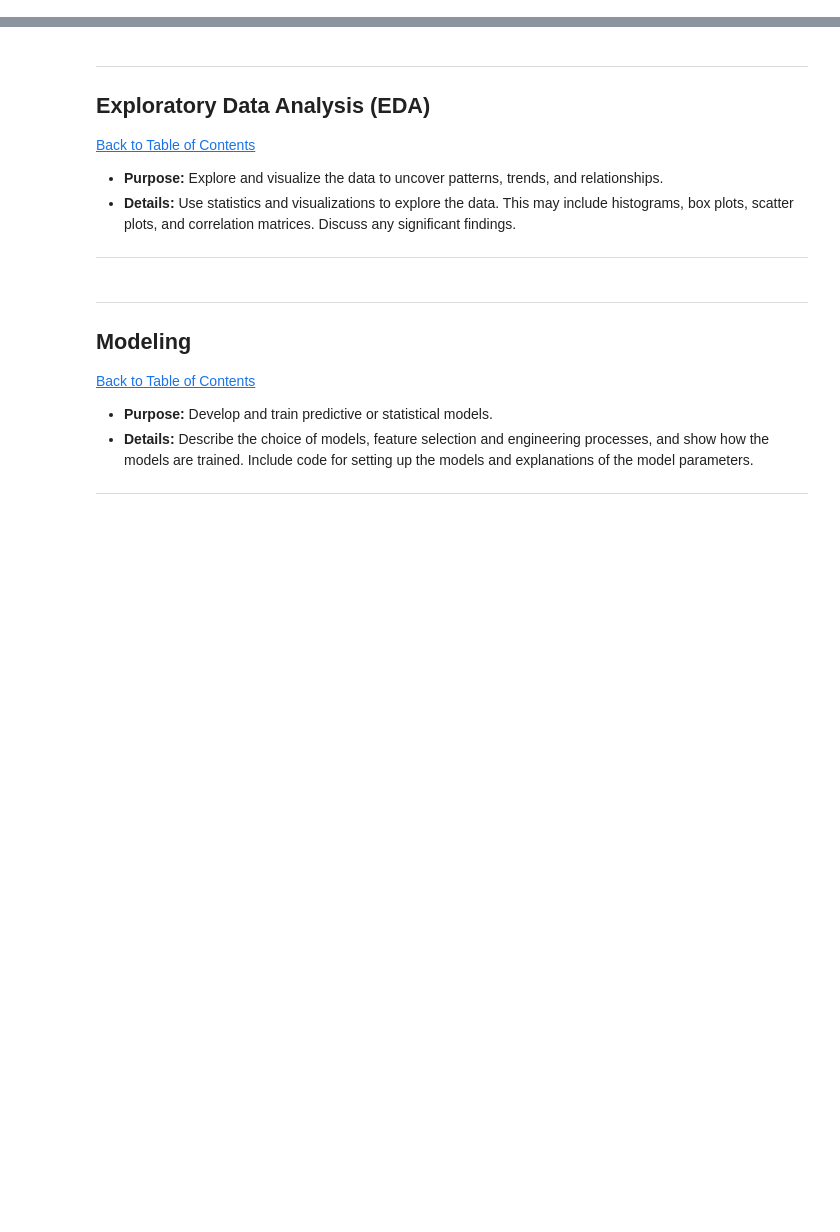
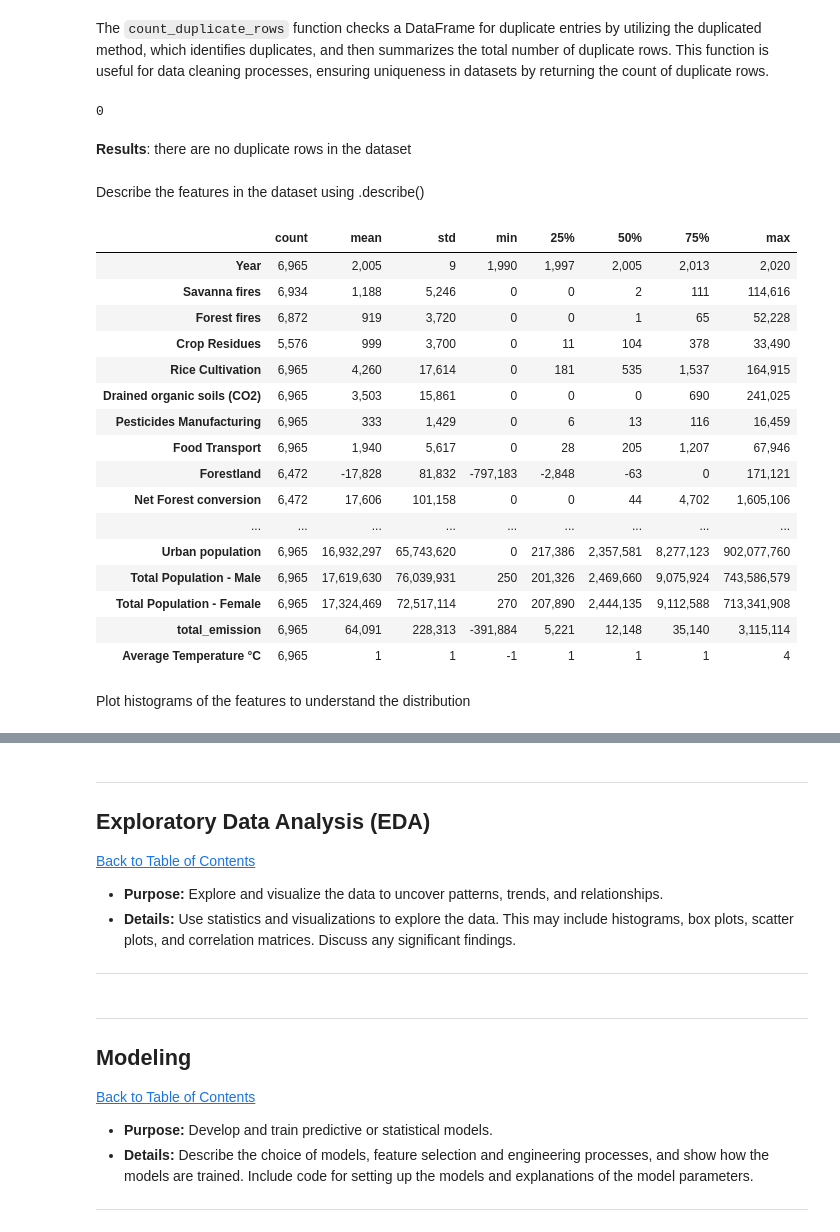
Before and after one commit to DavidFHarrison/2403PTDS_Regression_DH, a Jupyter notebook: Regression_Project_DH.ipynb, the cells around one changed output, grey strips where cells are left out. Saved outputs shown, nothing was run; the diff lists cells and outputs as text; code cells hidden in the pictures; blank space fills up the shorter version.

```diff
--- a/Regression_Project_DH.ipynb
+++ b/Regression_Project_DH.ipynb
@@ -86,0 +146,2 @@
+# %% [markdown]
+The `count_duplicate_rows` function checks a DataFrame for duplicate entries by utilizing the duplicated method, which identifies duplicates, and then summarizes the total number of duplicate rows. This function is useful for data cleaning processes, ensuring uniqueness in datasets by returning the count of duplicate rows.
@@ -86,0 +164,30 @@
+# %%
+count_duplicate_rows(df_copy)
+# %% [output]
+0
+# %% [markdown]
+**Results**:  there are no duplicate rows in the dataset
+# %% [markdown]
+Describe the features in the dataset using .describe()
+# %%
+df_copy.describe().T.round(0).applymap(lambda x: f"{int(x):,}" if isinstance(x, (int, float)) else x)
+# %% [output]
+|  | count | mean | std | min | 25% | 50% | 75% | max |
+| Year | 6,965 | 2,005 | 9 | 1,990 | 1,997 | 2,005 | 2,013 | 2,020 |
+| Savanna fires | 6,934 | 1,188 | 5,246 | 0 | 0 | 2 | 111 | 114,616 |
+| Forest fires | 6,872 | 919 | 3,720 | 0 | 0 | 1 | 65 | 52,228 |
+| Crop Residues | 5,576 | 999 | 3,700 | 0 | 11 | 104 | 378 | 33,490 |
+| Rice Cultivation | 6,965 | 4,260 | 17,614 | 0 | 181 | 535 | 1,537 | 164,915 |
+| Drained organic soils (CO2) | 6,965 | 3,503 | 15,861 | 0 | 0 | 0 | 690 | 241,025 |
+| Pesticides Manufacturing | 6,965 | 333 | 1,429 | 0 | 6 | 13 | 116 | 16,459 |
+| Food Transport | 6,965 | 1,940 | 5,617 | 0 | 28 | 205 | 1,207 | 67,946 |
+| Forestland | 6,472 | -17,828 | 81,832 | -797,183 | -2,848 | -63 | 0 | 171,121 |
+| Net Forest conversion | 6,472 | 17,606 | 101,158 | 0 | 0 | 44 | 4,702 | 1,605,106 |
+| ... | ... | ... | ... | ... | ... | ... | ... | ... |
+| Urban population | 6,965 | 16,932,297 | 65,743,620 | 0 | 217,386 | 2,357,581 | 8,277,123 | 902,077,760 |
+| Total Population - Male | 6,965 | 17,619,630 | 76,039,931 | 250 | 201,326 | 2,469,660 | 9,075,924 | 743,586,579 |
+| Total Population - Female | 6,965 | 17,324,469 | 72,517,114 | 270 | 207,890 | 2,444,135 | 9,112,588 | 713,341,908 |
+| total_emission | 6,965 | 64,091 | 228,313 | -391,884 | 5,221 | 12,148 | 35,140 | 3,115,114 |
+| Average Temperature °C | 6,965 | 1 | 1 | -1 | 1 | 1 | 1 | 4 |
+# %% [markdown]
+Plot histograms of the features to understand the distribution
```
Also changed, not shown: parts of 24 cells of this notebook, 2 other files.
